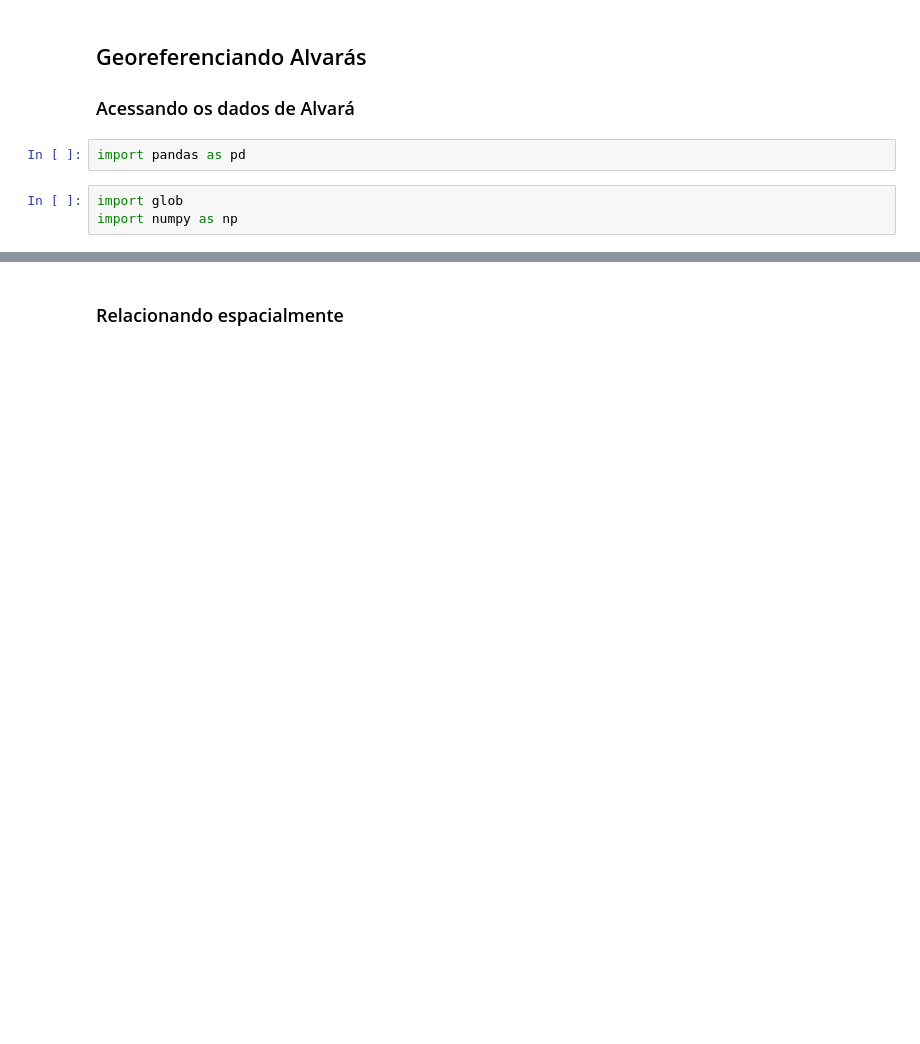
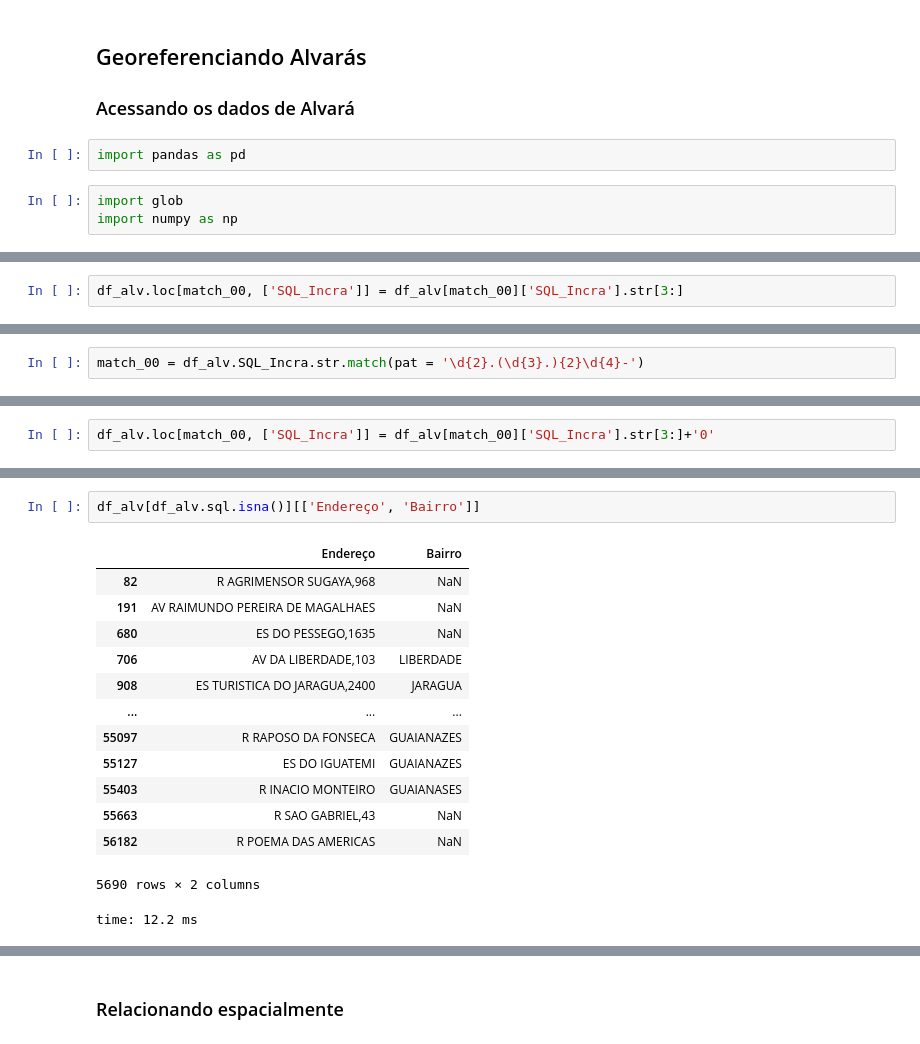
Before and after one commit to geoinfo-smdu/aprovacao-de-alvaras, a Jupyter notebook: Georeferenciando alvarás.ipynb, the cells around one changed output, grey strips where cells are left out. Drawn from its saved outputs; the diff is of its cells as text; blank space fills up the shorter version.

```diff
--- a/Georeferenciando alvarás.ipynb
+++ b/Georeferenciando alvarás.ipynb
@@ -111,0 +284,2 @@ df_alv = frame
+# %%
+df_alv.loc[match_00, ['SQL_Incra']] = df_alv[match_00]['SQL_Incra'].str[3:]
@@ -111,0 +293,2 @@ df_alv = frame
+# %%
+match_00 = df_alv.SQL_Incra.str.match(pat = '\d{2}.(\d{3}.){2}\d{4}-')
@@ -111,0 +297,2 @@ df_alv = frame
+# %%
+df_alv.loc[match_00, ['SQL_Incra']] = df_alv[match_00]['SQL_Incra'].str[3:]+'0'
@@ -111,0 +405,17 @@ df_alv = frame
+# %%
+df_alv[df_alv.sql.isna()][['Endereço', 'Bairro']]
+# %% [output]
+|  | Endereço | Bairro |
+| 82 | R AGRIMENSOR SUGAYA,968 | NaN |
+| 191 | AV RAIMUNDO PEREIRA DE MAGALHAES | NaN |
+| 680 | ES DO PESSEGO,1635 | NaN |
+| 706 | AV DA LIBERDADE,103 | LIBERDADE |
+| 908 | ES TURISTICA DO JARAGUA,2400 | JARAGUA |
+| ... | ... | ... |
+| 55097 | R RAPOSO DA FONSECA | GUAIANAZES |
+| 55127 | ES DO IGUATEMI | GUAIANAZES |
+| 55403 | R INACIO MONTEIRO | GUAIANASES |
+| 55663 | R SAO GABRIEL,43 | NaN |
+| 56182 | R POEMA DAS AMERICAS | NaN |
+5690 rows × 2 columns
+time: 12.2 ms
```
Also changed, not shown: parts of 98 cells of this notebook, 5 other files.
